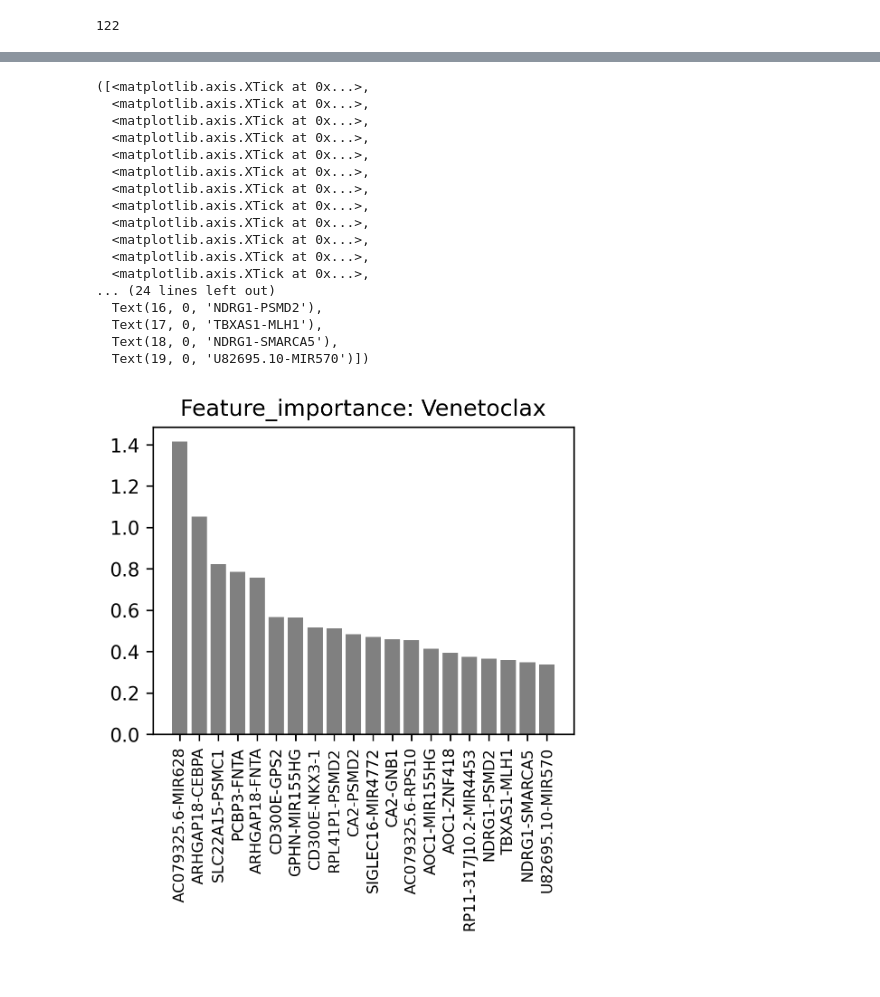
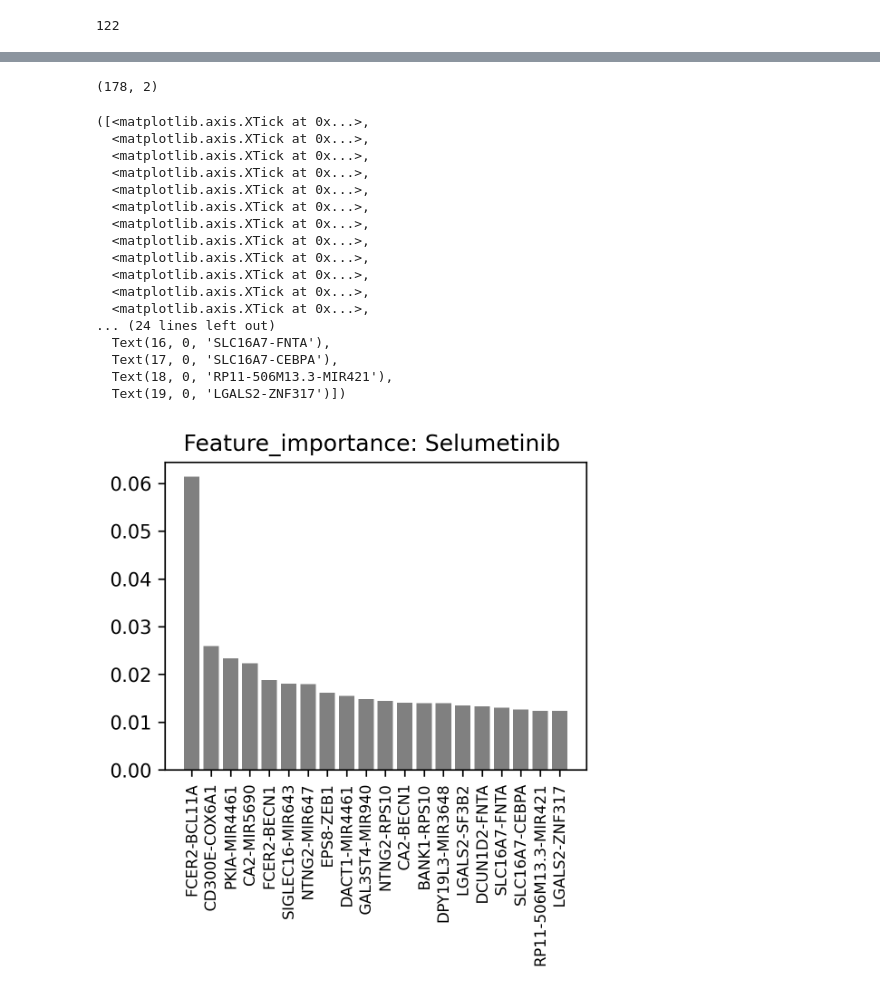
Before and after one commit to gloriachin/KG_Prediction_AML, a Jupyter notebook: Step5_Gene_pair_XGBoost_prediction.ipynb, the cells around one changed output, grey strips where cells are left out. Cells and saved outputs as stored; diff of their text form; code cells hidden in the pictures.

```diff
--- a/Step5_Gene_pair_XGBoost_prediction.ipynb
+++ b/Step5_Gene_pair_XGBoost_prediction.ipynb
@@ -170,13 +193,14 @@ def model_run_with_Independent_testSet(train_data,test_data, train_labels, test_
 # %%
 # Load data
 # Gene expression from BeatAML wave 1 and 2
-Drug_data = pd.read_csv("../Data_resource/Drug_Response.csv",index_col = "Unnamed: 0")
-GE = pd.read_csv("../Data_resource/RPKM.csv",index_col = "Unnamed: 0")
+Drug_data = pd.read_csv("../../../Data_resource/Drug_Response.csv",index_col = "Unnamed: 0")
+GE = pd.read_csv("../../../Data_resource/RPKM.csv",index_col = "Unnamed: 0")
 
 #Load features from features that predict drug response, regulatory graph and house keeping genes
-sele_house_keeping =  ["GPS2", "RPS10","ZNF91","FNTA","PSMC1","GPS1","MLH1","ARAF","SF3B2","PSMD2","SRP14","GNB1","HNRNPK","ARF1","RPS11"]
-KG_expr_resp = pd.read_csv("KG_Expr_drug_lasso_Coef_features_over0_gt50p.csv")
-KG_reg = pd.read_csv("KG_regulatory_graph.csv")
+#sele_house_keeping =  ["GPS2", "RPS10","ZNF91","FNTA","PSMC1","GPS1","MLH1","ARAF","SF3B2","PSMD2","SRP14","GNB1","HNRNPK","ARF1","RPS11"]
+sele_house_keeping = ['RPS10','FNTA','COX6A1','BECN1', 'SF3B2','PSMB2','AUP1','SRP14','HNRNPK', 'CCNI', 'RHOA', 'PABPC1','RPS11','TPT1','FTL']
+KG_expr_resp = pd.read_csv("../../../../Manuscript/Supplemental_Tables/Supplemental_2_KG_Expr_drug_lasso_Coef_features_over0_gt50p.csv")
+KG_reg = pd.read_csv("KG_regulatory_graph_Mar1_2023.csv")
 
 
 # Load testing data from BeatAML wave 3 and 4
@@ -329,8 +343,8 @@ df_sele__wave3_cur
 # %%
 #Drug = "Venetoclax"
 
-result_with_threshod = {}
-for Threshod in [0.2,0.5,1]:
+for Threshod in threshold_list:
+    print(Threshod)
     data_cur = df_sele # Step 1
     data_cur = data_cur.dropna()
     new_label = []
@@ -423,10 +449,11 @@ F1_independent_test_list = []
 
 for Threshod in  result_with_threshod:
     for random_state in result_with_threshod[Threshod]:
-        if "Accuracy" in result_with_threshod[Threshod][random_state]:
-            ACC_list.append(result_with_threshod[Threshod][random_state]['Accuracy'])
-        if "ACC_independent" in result_with_threshod[Threshod][random_state]:
-            ACC_independent_test_list.append(result_with_threshod[Threshod][random_state]['ACC_independent'])
+        if "balanced_acc" in result_with_threshod[Threshod][random_state]:
+            ACC_list.append(result_with_threshod[Threshod][random_state]['balanced_acc'])
+        if "blanced_acc_independent" in result_with_threshod[Threshod][random_state]:
+            ACC_independent_test_list.append(result_with_threshod[Threshod][random_state]['blanced_acc_independent'])
+
         if "F1_score" in result_with_threshod[Threshod][random_state]:
             F1_list.append(result_with_threshod[Threshod][random_state]['F1_score'])
         if "F1_score_independent" in result_with_threshod[Threshod][random_state]:
@@ -460,40 +549,42 @@ print(np.median(r.loc[r['Threshod(μM)'] == 1]['F1_w3']))
 # %%
 # Plot top important features
 feature_IMP =pd.DataFrame()
-Threshold = 1
+Threshold = q25
 for random_state in result_with_threshod[Threshold]:
-    features = result_with_threshod[Threshold][random_state]['features']['Feature'].values
-    IMP = result_with_threshod[Threshold][random_state]['features']['IMP'].values
-    cur_df = pd.DataFrame({"IMP" + str(random_state): IMP})
-    cur_df.index = features
-    feature_IMP = pd.concat([feature_IMP,cur_df ],axis =1)
-
-IMP_sum = feature_IMP.transpose().sum()
+    if result_with_threshod[Threshold][random_state]['balanced_acc'] > 0.7:
+        features = result_with_threshod[Threshold][random_state]['features']['Feature'].values
+        IMP = result_with_threshod[Threshold][random_state]['features']['IMP'].values
+        cur_df = pd.DataFrame({"IMP" + str(random_state): IMP})
+        cur_df.index = features
+        feature_IMP = pd.concat([feature_IMP,cur_df ],axis =1)
+print(feature_IMP.shape)
+IMP_sum = feature_IMP.transpose().sum()/feature_IMP.transpose().shape[0]
 x_feature = pd.DataFrame({"Feature":IMP_sum.index, "IMP":IMP_sum.values})
 x_feature_sorted = x_feature.sort_values(by = ["IMP"], ascending = False).head(20)
 
 plt.figure(figsize = (4,3),dpi = 300)
-plt.title("Feature_importance: " + "Venetoclax")
+plt.title("Feature_importance: " + Drug.split("(")[0])
 plt.bar(np.arange(0,x_feature_sorted.shape[0], 1), x_feature_sorted['IMP'], width=0.8,  color = 'grey',
         bottom=None,  align='center')
 #plt.ylabel("correlation coeffient")
 plt.xticks(np.arange(0,x_feature_sorted.shape[0], 1),x_feature_sorted['Feature'] , rotation = 90, fontsize =8)
 # %% [output]
-([<matplotlib.axis.XTick at 0x...>,
-  <matplotlib.axis.XTick at 0x...>,
-  <matplotlib.axis.XTick at 0x...>,
-  <matplotlib.axis.XTick at 0x...>,
-  <matplotlib.axis.XTick at 0x...>,
-  <matplotlib.axis.XTick at 0x...>,
-  <matplotlib.axis.XTick at 0x...>,
-  <matplotlib.axis.XTick at 0x...>,
-  <matplotlib.axis.XTick at 0x...>,
-  <matplotlib.axis.XTick at 0x...>,
-  <matplotlib.axis.XTick at 0x...>,
-  <matplotlib.axis.XTick at 0x...>,
-... (24 lines left out)
-  Text(16, 0, 'NDRG1-PSMD2'),
-  Text(17, 0, 'TBXAS1-MLH1'),
-  Text(18, 0, 'NDRG1-SMARCA5'),
-  Text(19, 0, 'U82695.10-MIR570')])
+(178, 2)
+([<matplotlib.axis.XTick at 0x...>,
+  <matplotlib.axis.XTick at 0x...>,
+  <matplotlib.axis.XTick at 0x...>,
+  <matplotlib.axis.XTick at 0x...>,
+  <matplotlib.axis.XTick at 0x...>,
+  <matplotlib.axis.XTick at 0x...>,
+  <matplotlib.axis.XTick at 0x...>,
+  <matplotlib.axis.XTick at 0x...>,
+  <matplotlib.axis.XTick at 0x...>,
+  <matplotlib.axis.XTick at 0x...>,
+  <matplotlib.axis.XTick at 0x...>,
+  <matplotlib.axis.XTick at 0x...>,
+... (24 lines left out)
+  Text(16, 0, 'SLC16A7-FNTA'),
+  Text(17, 0, 'SLC16A7-CEBPA'),
+  Text(18, 0, 'RP11-506M13.3-MIR421'),
+  Text(19, 0, 'LGALS2-ZNF317')])
-[figure, old version]
+[figure, new version]
```
Also changed, not shown: parts of 26 cells of this notebook, 5 other files.
